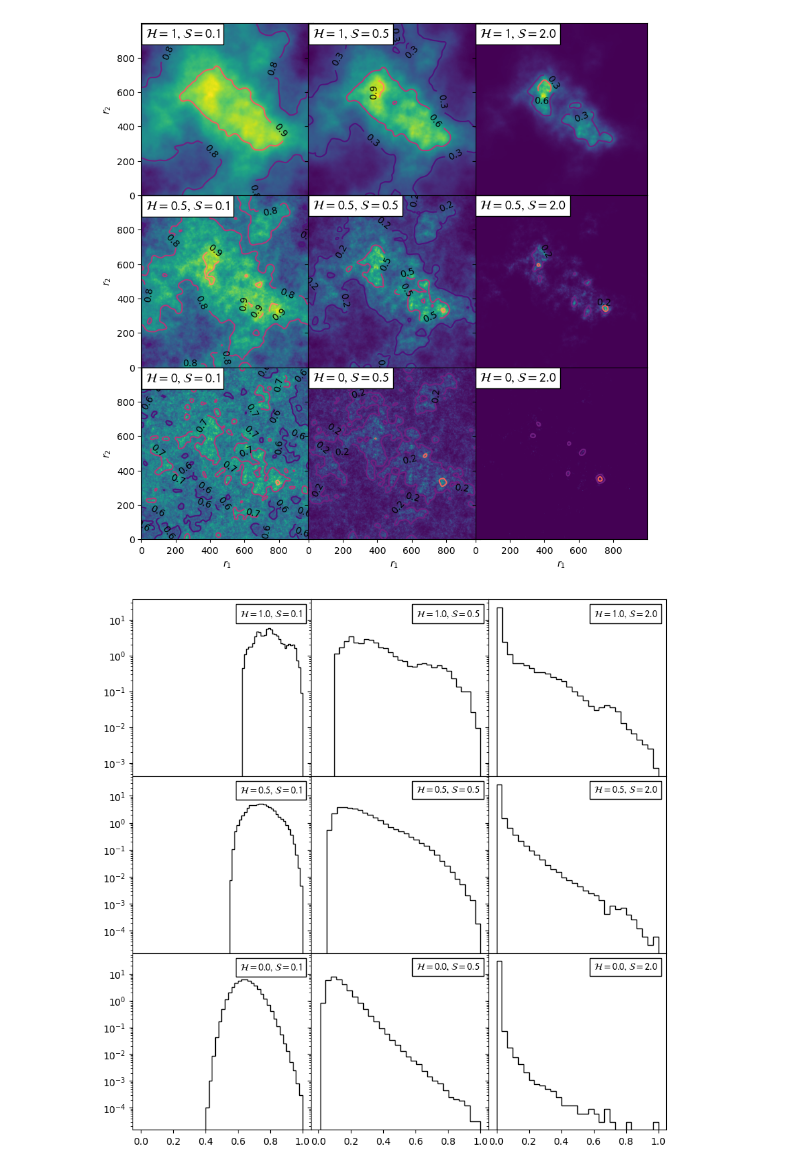
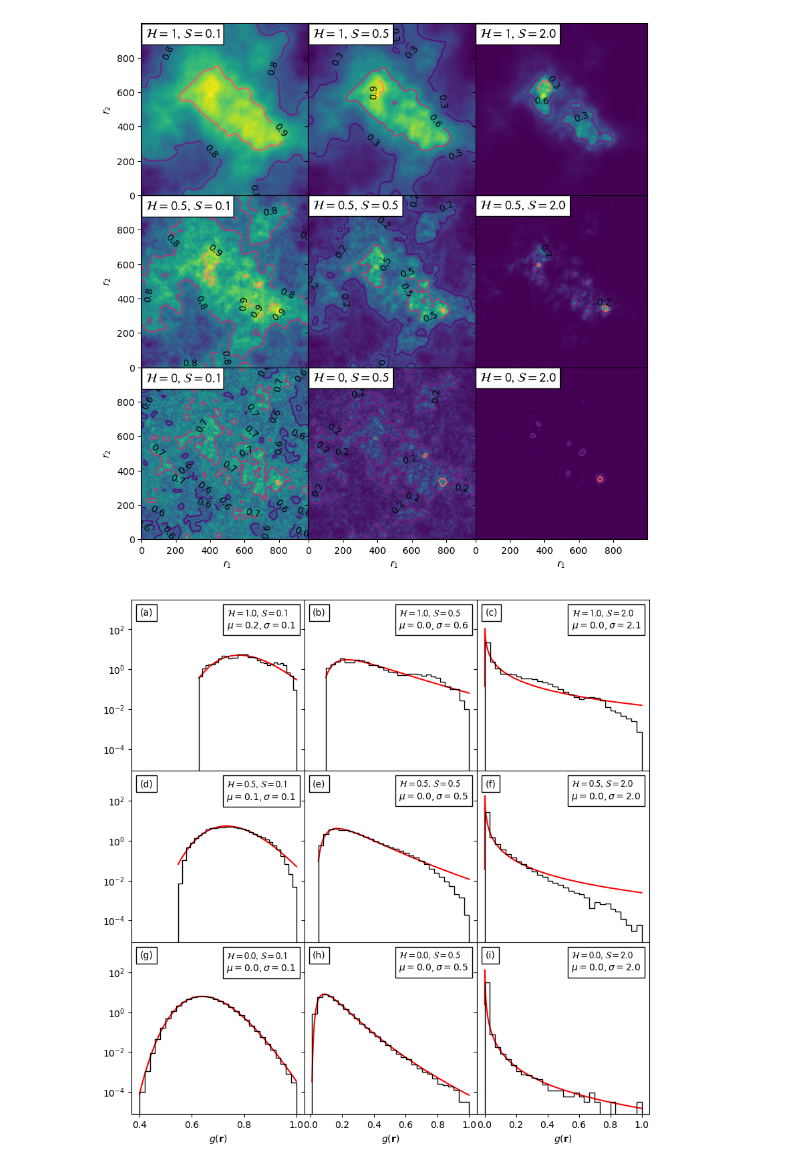
Before and after one commit to MBates92/thesis-images, a Jupyter notebook: xfBm.ipynb, the cells around one changed output. Cells and saved outputs as stored; diff of their text form; code cells hidden in the pictures.

Commit message:
Added PS plot to xfbm code

```diff
--- a/xfBm.ipynb
+++ b/xfBm.ipynb
@@ -18,6 +19,11 @@ sigma = 10
 f,ax = plt.subplots(3,3, figsize = (10,10), sharex=True, sharey=True)
 
 X_list = []
+s_list = []
+loc_list = []
+scale_list = []
+ps_list = []
+
 
 
 for i, H in enumerate(H_list):
@@ -31,10 +37,19 @@ for i, H in enumerate(H_list):
 
         ax[i,j].clabel(cont, fmt='%1.1f', colors = 'k', fontsize=10)
 
+        s, loc, scale = lognorm.fit(X.flatten())
+
+        PS = np.fft.fftn(X)
+        abs_ps = np.log10(np.abs(np.fft.fftshift(PS)))
+
+        ps_list.append(abs_ps)
+        s_list.append(s)
+        loc_list.append(loc)
+        scale_list.append(scale)
+        X_list.append(X)
+        ax[i,j].set_xlabel(r'$r_1$')
 
 
-        X_list.append(X)
-        ax[i,j].set_xlabel(r'$r_1$')
 
     ax[i,0].set_ylabel(r'$r_2$')
 
@@ -47,25 +62,42 @@ plt.show()
 # %%
 props = dict(facecolor='white', alpha=0.4)
 sigma = 10
 
-f,ax = plt.subplots(3,3, figsize = (10,10), sharex=True, sharey='row')
+f,ax = plt.subplots(3,3, figsize = (10,10), sharex='col', sharey='row')
 
 c=0
 
 for i, H in enumerate(H_list):
     for j, S in enumerate(S_list):
-        ax[i,j].hist(X_list[c].flatten(), bins=30, density=True, histtype='step', color='k')
-        ax[i,j].set_yscale('log')#, nonposy='clip')
 
-        anchored_text = AnchoredText(fr'$\cal H={H:.1f}, \cal S={S:.1f}$', loc=1)
+        data = X_list[c].flatten()
+
+        x = np.linspace(np.min(data), np.max(data), 1000)
+
+        ax[i,j].plot(x, lognorm.pdf(x,s_list[c], loc_list[c], scale_list[c]), 'r-')
+
+        ax[i,j].hist(data, bins=30, density=True, histtype='step', color='k')
+
+
+        text = fr'$\cal H={H:.1f}, \cal S={S:.1f}$'+'\n'+fr'$\mu = {loc_list[c]:.1f},\sigma = {s_list[c]:.1f}$'
+
+        anchored_text = AnchoredText(text, loc=1)
         # ax[i,j].text(0.45, 0.977, fr'$\cal H={H:.1f}, \cal S={S:.1f}$', transform=ax[i,j].transAxes, fontsize=14,
         #     verticalalignment='top', bbox=props)
         ax[i,j].add_artist(anchored_text)
+
+        label_text = AnchoredText(f'({chr(c+97)})', loc=2)
+        ax[i,j].add_artist(label_text)
+
+        ax[i,j].set_yscale('log')#, nonposy='clip')
+
+        ax[i,j,].set_ylim(10**-(5.1), 10**3.5)
+        ax[2,j].set_xlabel(r'$g(\mathbf{r})$')
         c +=1
 
 f.subplots_adjust(wspace=0, hspace=0)
 
 plt.savefig('D:/Workshop/PhD/Thesis/Chapter 2/2DxfBm-dist.png', bbox_inches = 'tight')
 plt.show()
 # %% [output]
-[figure, old version]
+[figure, new version]
```
Also changed, not shown: parts of 2 cells of this notebook.
